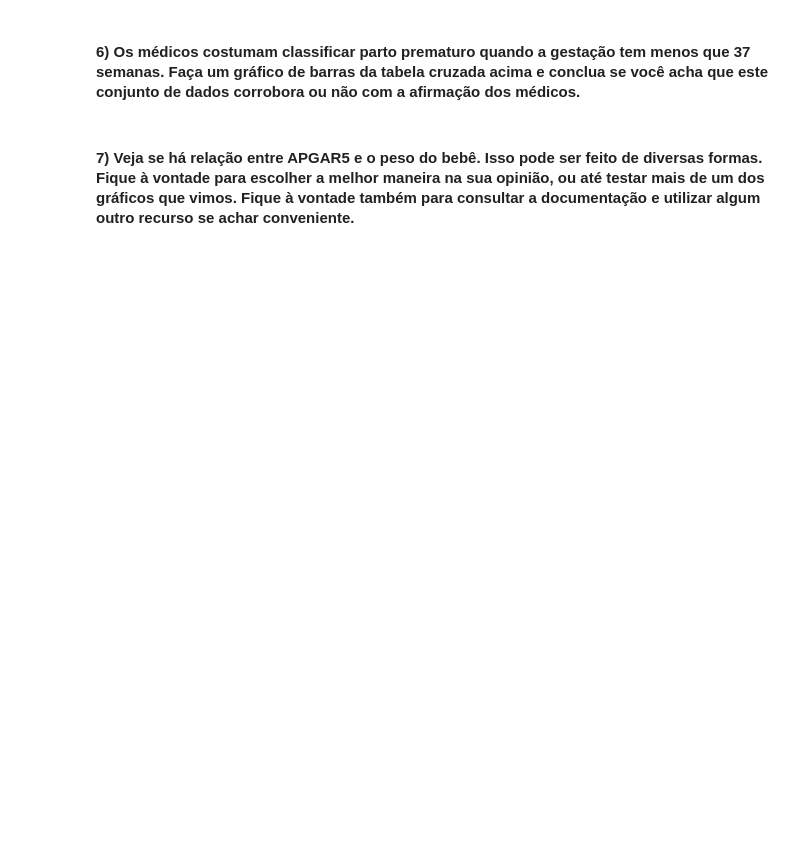
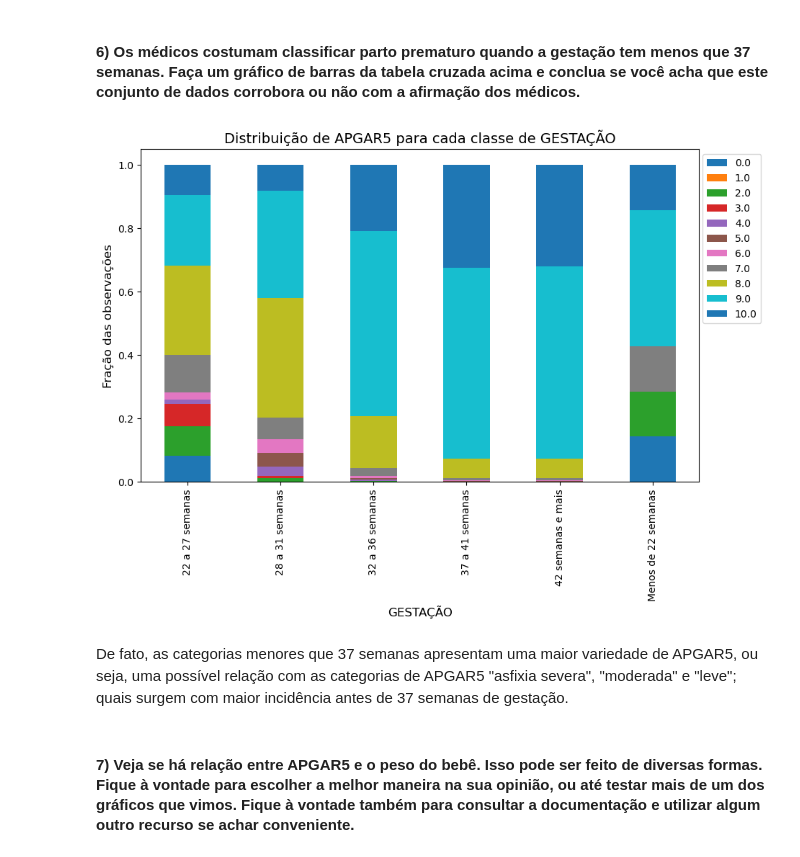
Before and after one commit to VictorLABR/stained-glass-project, a Jupyter notebook: VictorL_TAREFA 6 (pt.3).ipynb, the cells around one changed output. Drawn from its saved outputs; the diff is of its cells as text; code cells hidden in the pictures; blank space fills up the shorter version.

```diff
--- a/VictorL_TAREFA 6 (pt.3).ipynb
+++ b/VictorL_TAREFA 6 (pt.3).ipynb
@@ -14,2 +70,5 @@
 # %% [markdown]
 ####  4) Monte uma tabela cruzada com APGAR5 nas colunas e GESTACAO nas linhas
+# %%
+tabela_cruzada = pd.crosstab(base["GESTACAO"], base["APGAR5"])
+tabela_cruzada.head(6)
@@ -16,2 +84,5 @@
 # %% [markdown]
 ####  5) Da tabela cruzada do intem anterior, calcule os percentuais de linha. Ou seja, a distribuição da variável APGAR5 para cada classe de GESTACAO dado.
+# %%
+tabela_cruzada_pct = tabela_cruzada.apply(lambda x: round(x/x.sum(), 4), axis=1)
+tabela_cruzada_pct.head(6)
@@ -18,4 +98,21 @@
 # %% [markdown]
 ####  6) Os médicos costumam classificar parto prematuro quando a gestação tem menos que 37 semanas. Faça um gráfico de barras da tabela cruzada acima e conclua se você acha que este conjunto de dados corrobora ou não com a afirmação dos médicos.
+# %%
+fig, ax = plt.subplots(figsize=(10, 6))
+
+tabela_cruzada_pct.plot(kind="bar", stacked=True, ax=ax) # empilhados facilita a visualização neste caso, fato testado
+
+ax.set_title("Distribuição de APGAR5 para cada classe de GESTAÇÃO", fontsize=14)
+ax.set_xlabel("GESTAÇÃO", fontsize=12)
+ax.set_ylabel("Fração das observações", fontsize=12)
+
+# linha necessária para corrigir a localização da legenda, tive de pesquisar como fazer
+ax.legend(loc="upper right", bbox_to_anchor=(1.12, 1))
+
+plt.show()
+# %% [output]
+[figure, added]
+# %% [markdown]
+De fato, as categorias menores que 37 semanas apresentam uma maior variedade de APGAR5, ou seja, uma possível relação com as categorias de APGAR5 "asfixia severa", "moderada" e "leve"; quais surgem com maior incidência antes de 37 semanas de gestação.
 # %% [markdown]
 #### 7) Veja se há relação entre APGAR5 e o peso do bebê. Isso pode ser feito de diversas formas. Fique à vontade para escolher a melhor maneira na sua opinião, ou até testar mais de um dos gráficos que vimos. Fique à vontade também para consultar a documentação e utilizar algum outro recurso se achar conveniente.
```
Also changed, not shown: parts of 7 cells of this notebook, 1 other file.
